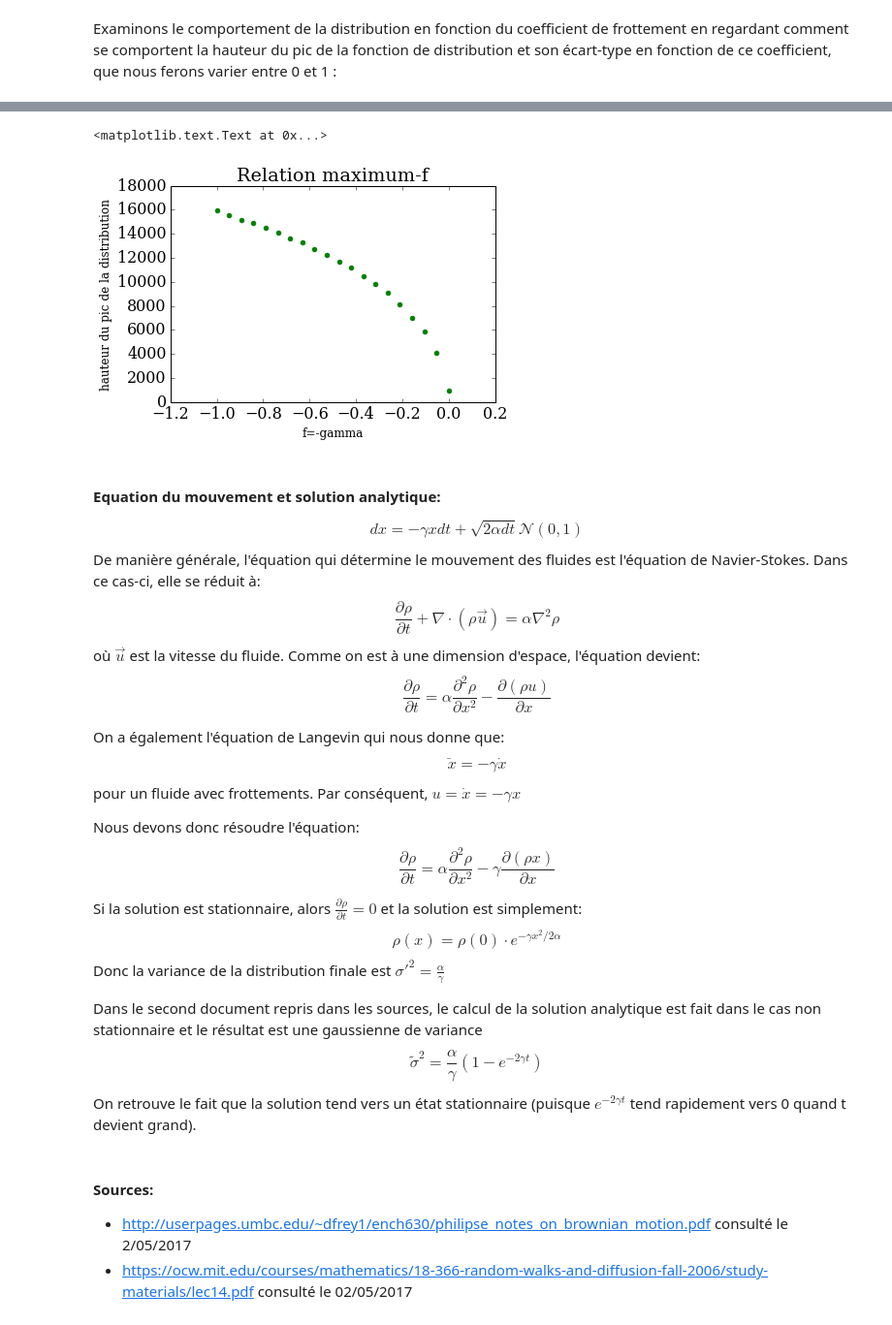
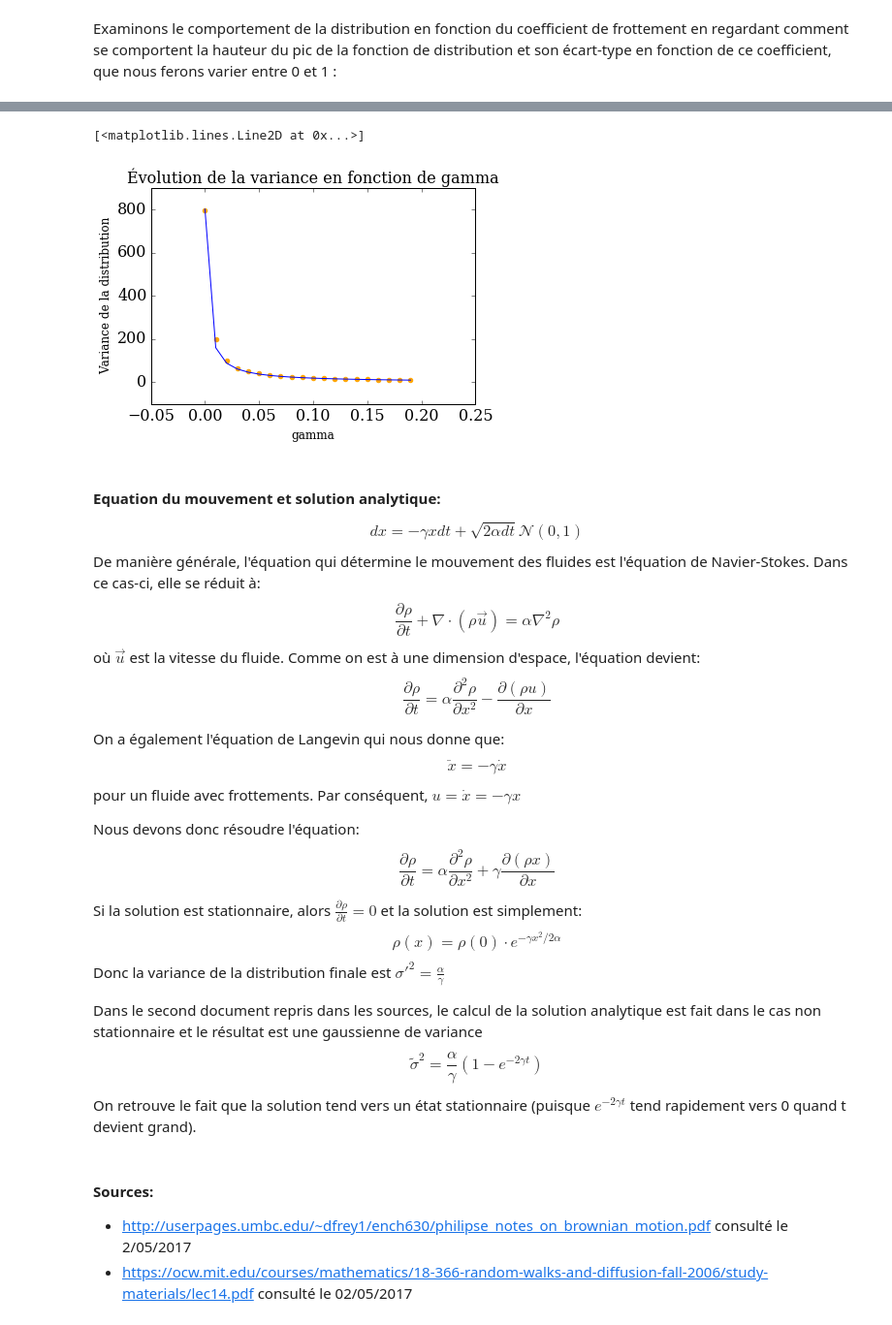
Before and after one commit to be-rays/Module6_MonteCarlo, a Jupyter notebook: Monte-Carlo.ipynb, the cells around one changed output, grey strips where cells are left out. Shown at 97% size. Cells and saved outputs as stored; diff of their text form; code cells hidden in the pictures.

```diff
--- a/Monte-Carlo.ipynb
+++ b/Monte-Carlo.ipynb
@@ -532,3 +504,0 @@ def var_steady_state(T):
-# %%
-variance=numpy.zeros((2,10))
-variance=var_steady_state(200)
@@ -593,0 +509,23 @@ pyplot.ylabel('Écart-type de la distribution',fontsize=12)
+# %%
+def var_steady_state(T):
+    nt=500
+    dt=T/nt
+    gamma=0.
+    variance=numpy.zeros((2,20))
+    for j in range (20):
+        f=-gamma
+        t = numpy.arange(0,T+dt,dt)
+        x = numpy.empty([nt+1,npart])
+
+        x[0]=x0
+
+        for i in range(nt):
+
+            x[i+1]=x[i]+f*x[i]*dt+numpy.sqrt(2*alpha*dt)*numpy.random.normal(0,1,npart)
+
+        x=list(x)
+        variance[0,j]=gamma
+        variance[1,j]=numpy.var(x[nt])
+        gamma=gamma+0.01
+    print(variance)
+    return variance
@@ -594,11 +546,12 @@ pyplot.ylabel('Écart-type de la distribution',fontsize=12)
 # %%
-pyplot.title('Relation maximum-f')
-pyplot.scatter(f,count_peak,color='green')
-pyplot.xlabel('f=-gamma',fontsize=12)
-pyplot.ylabel('hauteur du pic de la distribution',fontsize=12)
+pyplot.title('Évolution de la variance en fonction de gamma', fontsize=16)
+pyplot.scatter(variance[0],variance[1],color='orange')
+pyplot.xlabel('gamma',fontsize=12)
+pyplot.ylabel('Variance de la distribution',fontsize=12)
+pyplot.plot(variance[0],2*801/(2+variance[0]*801))
 # %% [output]
-<matplotlib.text.Text at 0x...>
+[<matplotlib.lines.Line2D at 0x...>]
-[figure, old version]
+[figure, new version]
 # %% [markdown]
 #### Equation du mouvement et solution analytique:
 $$dx= - \gamma x dt + \sqrt{2\alpha dt} \mathcal{N}(0,1)$$
@@ -614,7 +567,7 @@ pour un fluide avec frottements.
 Par conséquent, $u=\dot{x}=-\gamma x$
 
 Nous devons donc résoudre l'équation:
-$$\frac{\partial \rho}{\partial t} = \alpha \frac{\partial^2 \rho}{\partial x^2} - \gamma \frac{\partial(\rho x)}{\partial x}$$
+$$\frac{\partial \rho}{\partial t} = \alpha \frac{\partial^2 \rho}{\partial x^2} + \gamma \frac{\partial(\rho x)}{\partial x}$$
 
 Si la solution est stationnaire, alors $\frac{\partial \rho}{\partial t}=0$ et la solution est simplement:
 $$\rho(x)=\rho(0) \cdot e^{-\gamma x^2/2\alpha}$$
```
Also changed, not shown: parts of 36 cells of this notebook.
